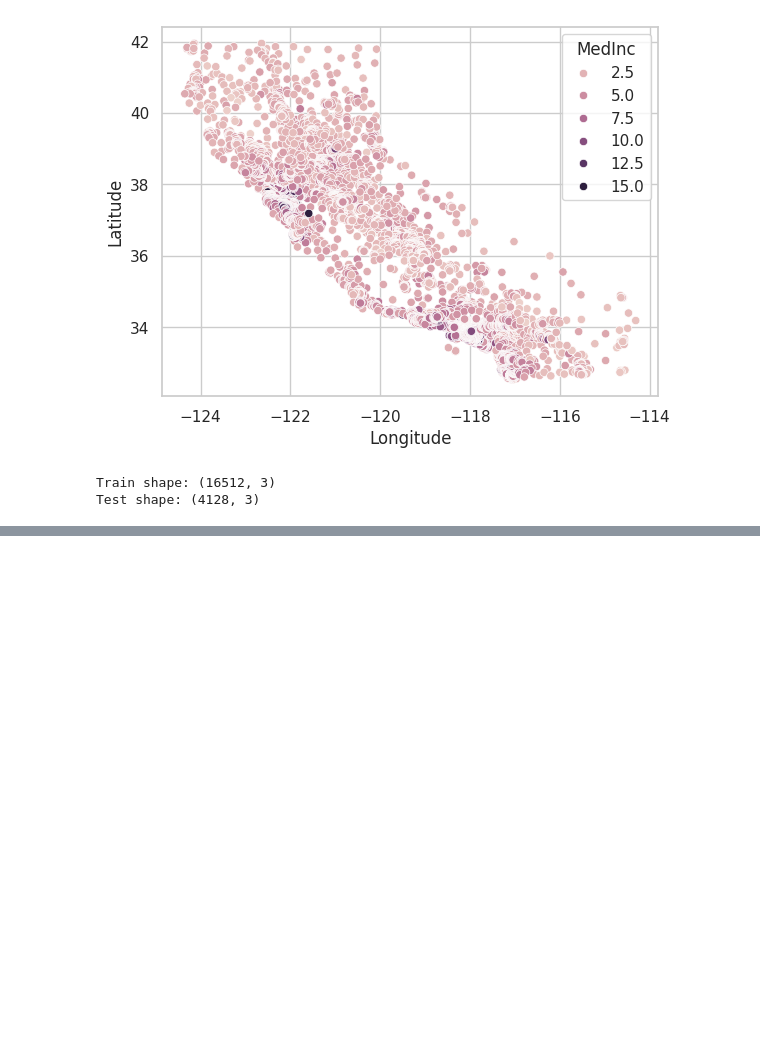
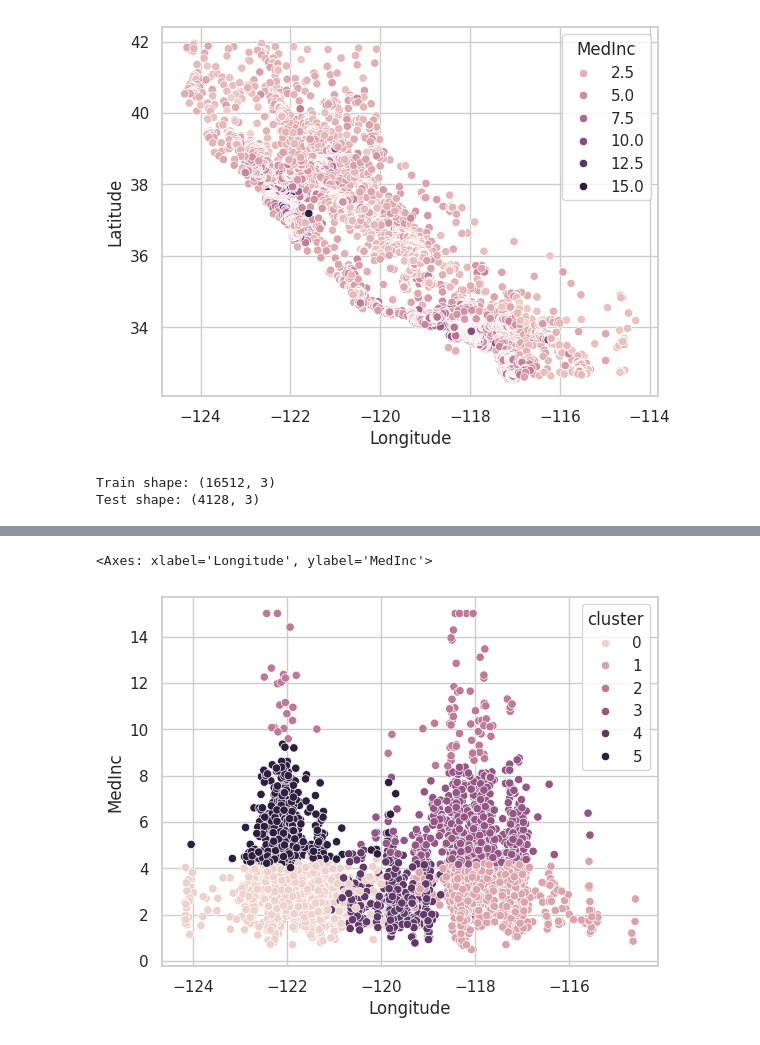
Before and after one commit to 4GeeksAcademy/ginappedrosa-ML-kmeans-housing, a Jupyter notebook: src/explore.ipynb, the cells around one changed output, grey strips where cells are left out. Cells and saved outputs as stored; diff of their text form; code cells hidden in the pictures; blank space fills up the shorter version.

```diff
--- a/src/explore.ipynb
+++ b/src/explore.ipynb
@@ -140,0 +174,10 @@ sns.scatterplot(
+# %%
+sns.scatterplot(
+    data=X_test,
+    x="Longitude",
+    y="MedInc",
+    hue="cluster",
+)
+# %% [output]
+<Axes: xlabel='Longitude', ylabel='MedInc'>
+[figure, added]
```
Also changed, not shown: parts of 8 cells of this notebook.
